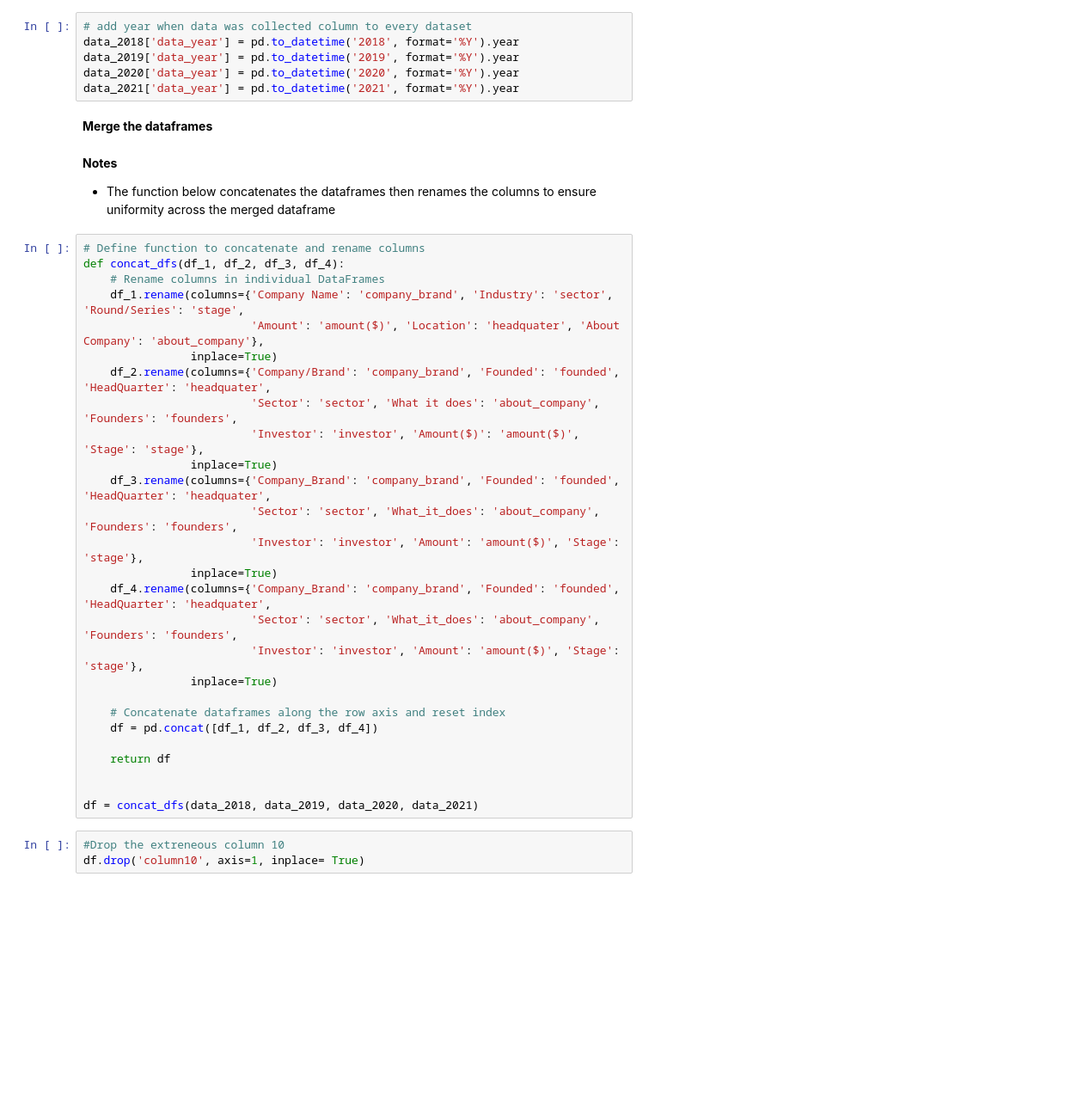
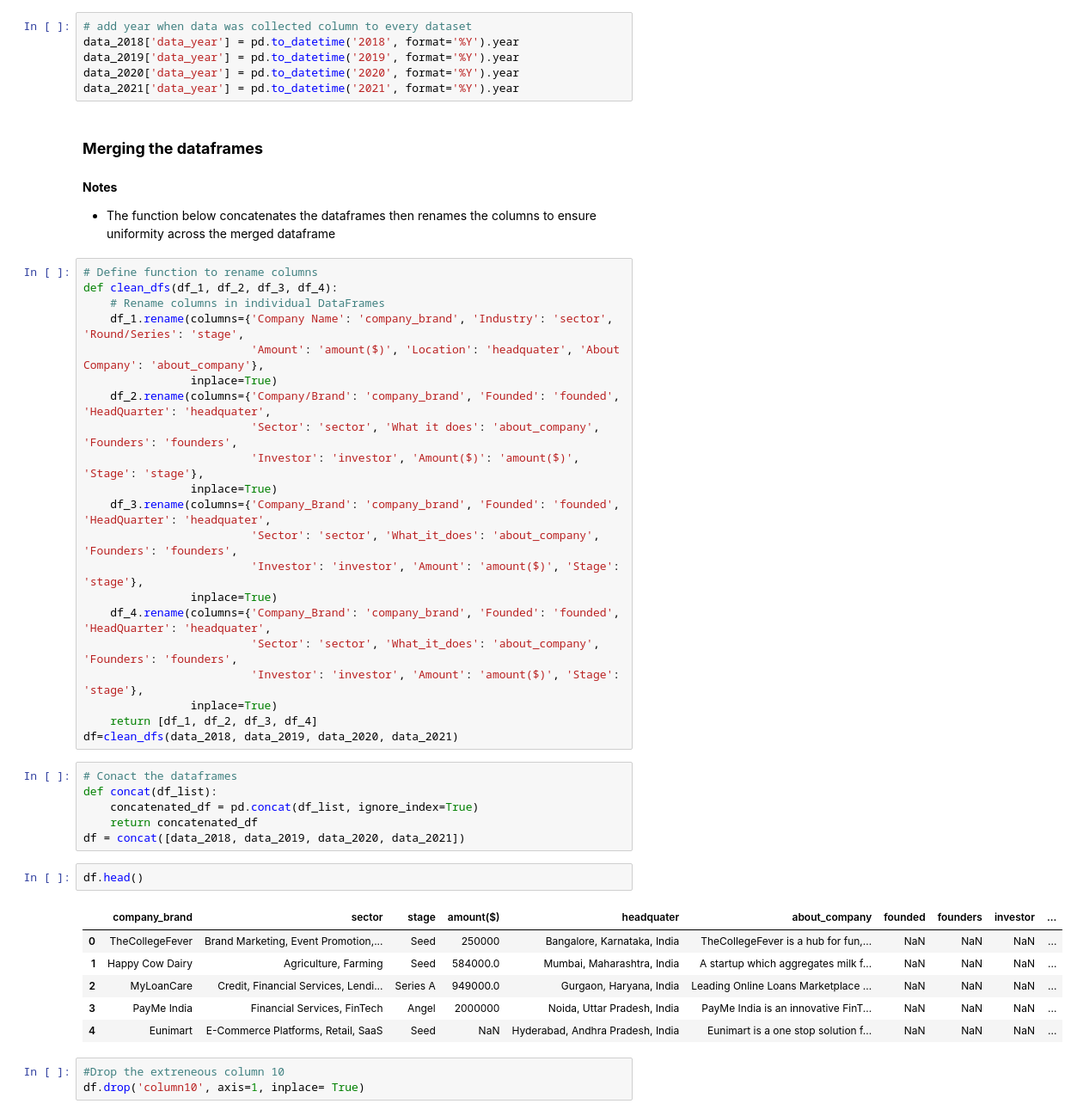
Before and after one commit to MurithiDenisGitobu/EDA-Indian-Startup-Funding, a Jupyter notebook: LP1_Project.ipynb.ipynb, the cells around one changed output. Shown at 86% size. Saved outputs shown, nothing was run; the diff lists cells and outputs as text; blank space fills up the shorter version.

```diff
--- a/LP1_Project.ipynb.ipynb
+++ b/LP1_Project.ipynb.ipynb
@@ -307,13 +497,13 @@ data_2019['data_year'] = pd.to_datetime('2019', format='%Y').year
 data_2020['data_year'] = pd.to_datetime('2020', format='%Y').year
 data_2021['data_year'] = pd.to_datetime('2021', format='%Y').year
 # %% [markdown]
-**Merge the dataframes**
+### **Merging the dataframes**
 # %% [markdown]
 **Notes**
 - The function below concatenates the dataframes then renames the columns to ensure uniformity across the merged dataframe
 # %%
-# Define function to concatenate and rename columns
-def concat_dfs(df_1, df_2, df_3, df_4):
+# Define function to rename columns
+def clean_dfs(df_1, df_2, df_3, df_4):
     # Rename columns in individual DataFrames
     df_1.rename(columns={'Company Name': 'company_brand', 'Industry': 'sector', 'Round/Series': 'stage',
                          'Amount': 'amount($)', 'Location': 'headquater', 'About Company': 'about_company'},
@@ -330,14 +520,23 @@ def concat_dfs(df_1, df_2, df_3, df_4):
                          'Sector': 'sector', 'What_it_does': 'about_company', 'Founders': 'founders',
                          'Investor': 'investor', 'Amount': 'amount($)', 'Stage': 'stage'},
                 inplace=True)
-
-    # Concatenate dataframes along the row axis and reset index
-    df = pd.concat([df_1, df_2, df_3, df_4])
-
-    return df
-
-
-df = concat_dfs(data_2018, data_2019, data_2020, data_2021)
+    return [df_1, df_2, df_3, df_4]
+df=clean_dfs(data_2018, data_2019, data_2020, data_2021)
+# %%
+# Conact the dataframes
+def concat(df_list):
+    concatenated_df = pd.concat(df_list, ignore_index=True)
+    return concatenated_df
+df = concat([data_2018, data_2019, data_2020, data_2021])
+# %%
+df.head()
+# %% [output]
+|  | company_brand | sector | stage | amount($) | headquater | about_company | founded | founders | investor | ... |
+| 0 | TheCollegeFever | Brand Marketing, Event Promotion,... | Seed | 250000 | Bangalore, Karnataka, India | TheCollegeFever is a hub for fun,... | NaN | NaN | NaN | ... |
+| 1 | Happy Cow Dairy | Agriculture, Farming | Seed | 584000.0 | Mumbai, Maharashtra, India | A startup which aggregates milk f... | NaN | NaN | NaN | ... |
+| 2 | MyLoanCare | Credit, Financial Services, Lendi... | Series A | 949000.0 | Gurgaon, Haryana, India | Leading Online Loans Marketplace ... | NaN | NaN | NaN | ... |
+| 3 | PayMe India | Financial Services, FinTech | Angel | 2000000 | Noida, Uttar Pradesh, India | PayMe India is an innovative FinT... | NaN | NaN | NaN | ... |
+| 4 | Eunimart | E-Commerce Platforms, Retail, SaaS | Seed | NaN | Hyderabad, Andhra Pradesh, India | Eunimart is a one stop solution f... | NaN | NaN | NaN | ... |
 # %%
 #Drop the extreneous column 10
 df.drop('column10', axis=1, inplace= True)
```
Also changed, not shown: parts of 56 cells of this notebook.
